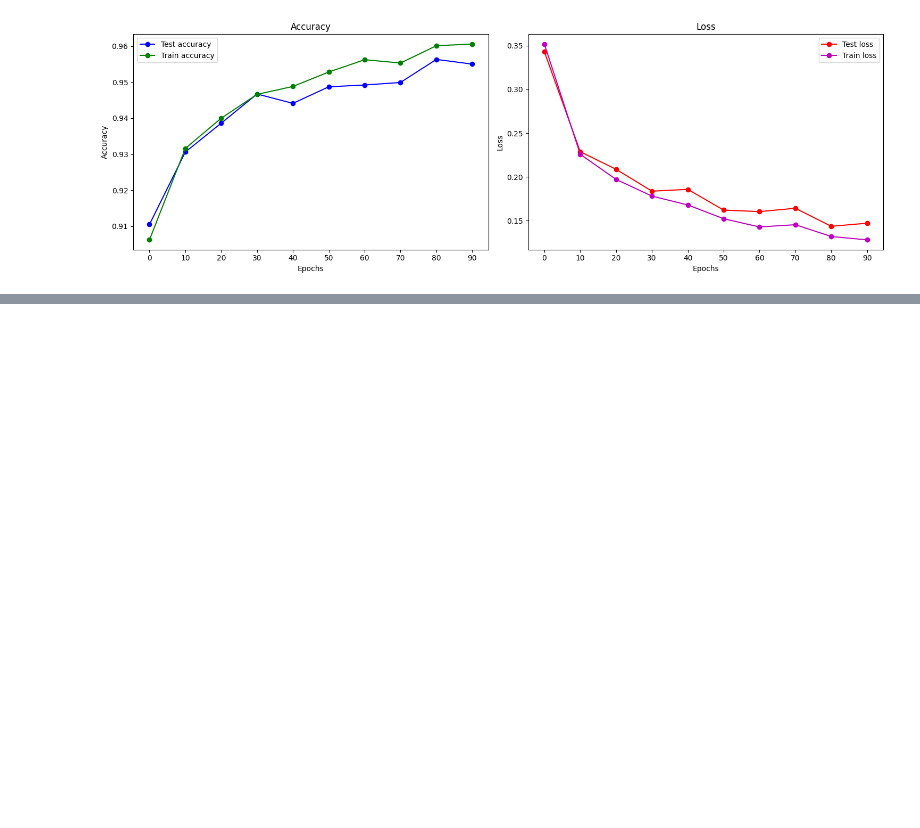
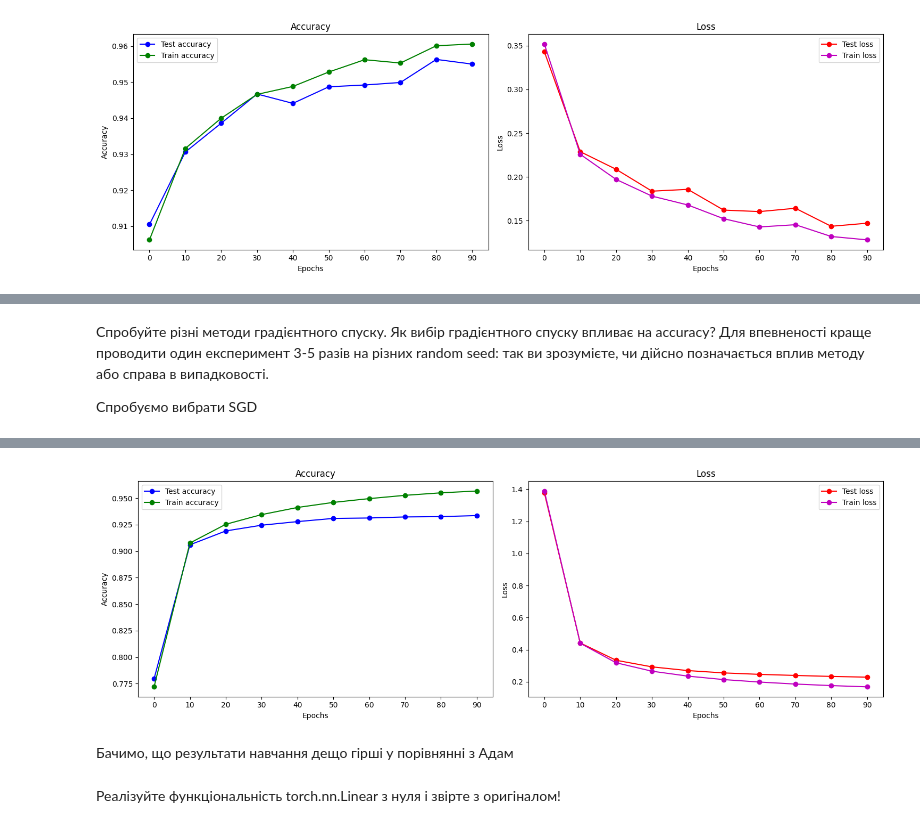
Before and after one commit to Dynokostya/nn-pytorch-labs, a Jupyter notebook: lab8.ipynb, the cells around one changed output, grey strips where cells are left out. Saved outputs shown, nothing was run; the diff lists cells and outputs as text; code cells hidden in the pictures; blank space fills up the shorter version.

```diff
--- a/lab8.ipynb
+++ b/lab8.ipynb
@@ -210,0 +213,72 @@ Final Train Loss: 0.128
+# %% [markdown]
+Спробуйте різні методи градієнтного спуску. Як вибір градієнтного
+спуску впливає на accuracy? Для впевненості краще проводити
+один експеримент 3-5 разів на різних random seed: так ви
+зрозумієте, чи дійсно позначається вплив методу або справа в
+випадковості.
+
+Спробуємо вибрати SGD
+# %%
+loss = torch.nn.CrossEntropyLoss()
+optimizer = torch.optim.SGD(mnist_net.parameters(), lr=1.0e-3)
+
+batch_size = 100
+epochs = 100
+test_accuracy = []
+test_loss = []
+train_accuracy = []
+train_loss = []
+
+for epoch in range(epochs):
+    order = np.random.permutation(len(X_train))
+    for start_index in range(0, len(X_train), batch_size):
+        optimizer.zero_grad()
+        batch_indexes = order[start_index:start_index+batch_size]
+        X_batch = X_train[batch_indexes]
+        y_batch = y_train[batch_indexes]
+        preds = mnist_net.forward(X_batch)
+        loss_value = loss(preds, y_batch)
+        loss_value.backward()
+        optimizer.step()
+
+    if epoch % (epochs / 10) == 0:
+        # Test (validation)
+        test_preds = mnist_net.forward(X_test)
+        test_loss.append(loss(test_preds, y_test))
+        test_accuracy.append((test_preds.argmax(dim=1) == y_test).float().mean())
+
+        # Train
+        train_preds = mnist_net.forward(X_train)
+        train_loss.append(loss(train_preds, y_train))
+        train_accuracy.append((train_preds.argmax(dim=1) == y_train).float().mean())
+
+        print(f"Epoch: {epoch}/{epochs}, Test Accuracy: {test_accuracy[-1]:.03f}, Test Loss: {test_loss[-1]:.03f}, Train Accuracy: {train_accuracy[-1]:.03f}, Train Loss: {train_loss[-1]:.03f}")
+
+print(f"Final Test Accuracy: {(test_preds.argmax(dim=1) == y_test).float().mean():.03f}")
+print(f"Final Test Loss: {loss(test_preds, y_test):.03f}")
+print(f"Final Train Accuracy: {(train_preds.argmax(dim=1) == y_train).float().mean():.03f}")
+print(f"Final Train Loss: {loss(train_preds, y_train):.03f}")
+
+fig, axs = plt.subplots(1, 2, figsize=(15, 5))
+
+# Accuracy
+axs[0].plot(range(0, epochs, epochs // 10), list(map(lambda x: x.cpu().detach(), test_accuracy)), 'bo-', label='Test accuracy')
+axs[0].plot(range(0, epochs, epochs // 10), list(map(lambda x: x.cpu().detach(), train_accuracy)), 'go-', label='Train accuracy')
+axs[0].set_title('Accuracy')
+axs[0].set_xlabel('Epochs')
+axs[0].set_ylabel('Accuracy')
+axs[0].set_xticks(range(0, epochs, epochs // 10))
+axs[0].legend()
+
+# Loss
+axs[1].plot(range(0, epochs, epochs // 10), list(map(lambda x: x.cpu().detach(), test_loss)), 'ro-', label='Test loss')
+axs[1].plot(range(0, epochs, epochs // 10), list(map(lambda x: x.cpu().detach(), train_loss)), 'mo-', label='Train loss')
+axs[1].set_title('Loss')
+axs[1].set_xlabel('Epochs')
+axs[1].set_ylabel('Loss')
+axs[1].set_xticks(range(0, epochs, epochs // 10))
+axs[1].legend()
+
+plt.tight_layout()
+plt.show()
+# %% [output]
@@ -210,0 +299,3 @@ Final Train Loss: 0.128
+[figure, added]
+# %% [markdown]
+Бачимо, що результати навчання дещо гірші у порівнянні з Адам
@@ -210,0 +329,3 @@ Final Train Loss: 0.128
+# %% [markdown]
+Реалізуйте функціональність torch.nn.Linear з нуля і звірте з
+оригіналом!
```
Also changed, not shown: parts of 13 cells of this notebook, 2 other files.
